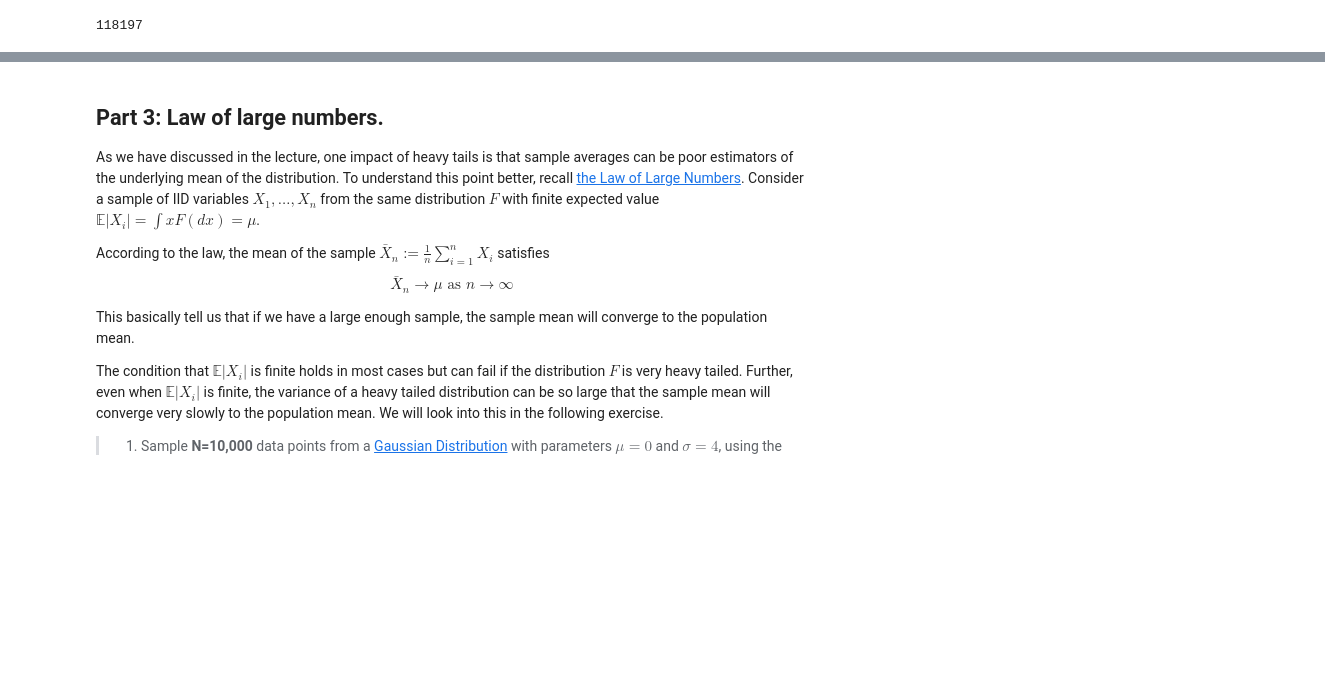
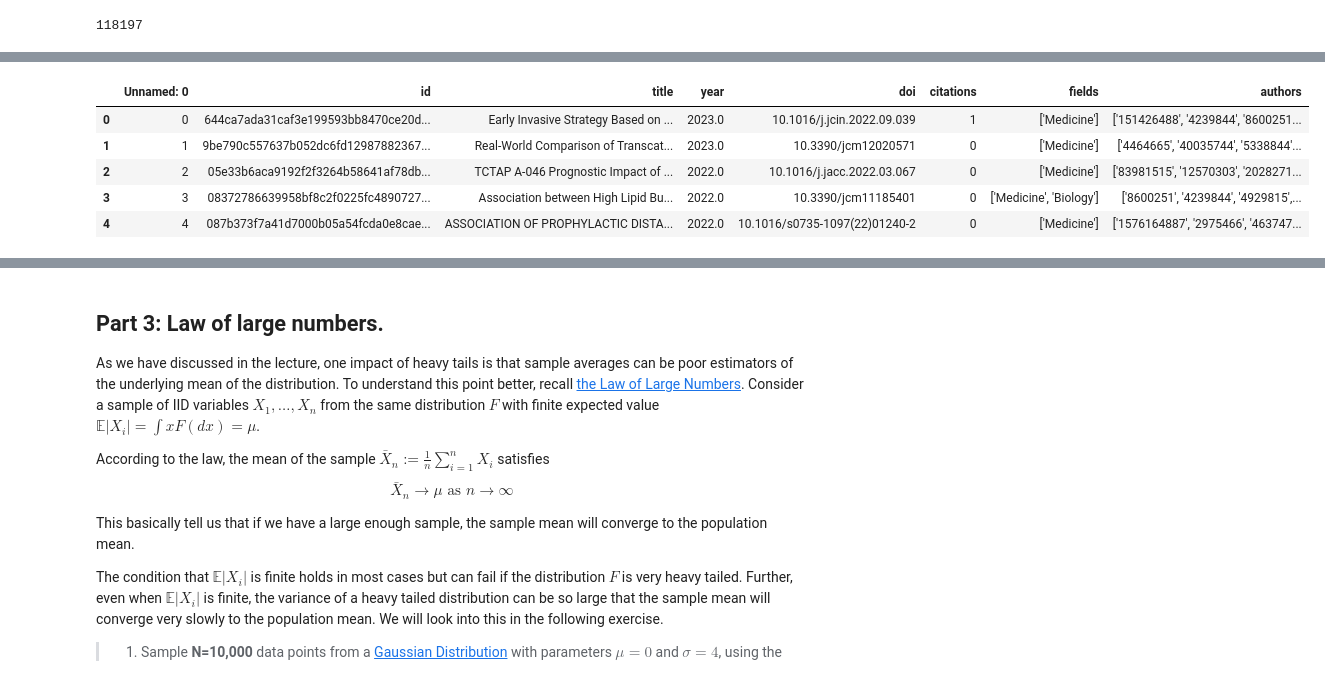
Before and after one commit to kriskruse/02467-CSS---Assignment1, a Jupyter notebook: Assignment1.ipynb, the cells around one changed output, grey strips where cells are left out. Saved outputs shown, nothing was run; the diff lists cells and outputs as text; code cells hidden in the pictures; blank space fills up the shorter version.

```diff
--- a/Assignment1.ipynb
+++ b/Assignment1.ipynb
@@ -334,0 +343,4 @@ errors = make_author_requests(ids, start_index=80_000, end_index=120_000)
+# %%
+df_authors = pd.read_csv("authors.csv")
+df_papers = pd.read_csv("papers.csv")
+df_paper_abstracts = pd.read_csv("paper_abstracts.csv")
@@ -334,0 +356,9 @@ errors = make_author_requests(ids, start_index=80_000, end_index=120_000)
+# %%
+df_papers.head()
+# %% [output]
+|  | Unnamed: 0 | id | title | year | doi | citations | fields | authors |
+| 0 | 0 | 644ca7ada31caf3e199593bb8470ce20d... | Early Invasive Strategy Based on ... | 2023.0 | 10.1016/j.jcin.2022.09.039 | 1 | ['Medicine'] | ['151426488', '4239844', '8600251... |
+| 1 | 1 | 9be790c557637b052dc6fd12987882367... | Real-World Comparison of Transcat... | 2023.0 | 10.3390/jcm12020571 | 0 | ['Medicine'] | ['4464665', '40035744', '5338844'... |
+| 2 | 2 | 05e33b6aca9192f2f3264b58641af78db... | TCTAP A-046 Prognostic Impact of ... | 2022.0 | 10.1016/j.jacc.2022.03.067 | 0 | ['Medicine'] | ['83981515', '12570303', '2028271... |
+| 3 | 3 | 08372786639958bf8c2f0225fc4890727... | Association between High Lipid Bu... | 2022.0 | 10.3390/jcm11185401 | 0 | ['Medicine', 'Biology'] | ['8600251', '4239844', '4929815',... |
+| 4 | 4 | 087b373f7a41d7000b05a54fcda0e8cae... | ASSOCIATION OF PROPHYLACTIC DISTA... | 2022.0 | 10.1016/s0735-1097(22)01240-2 | 0 | ['Medicine'] | ['1576164887', '2975466', '463747... |
```
Also changed, not shown: parts of 8 cells of this notebook.
